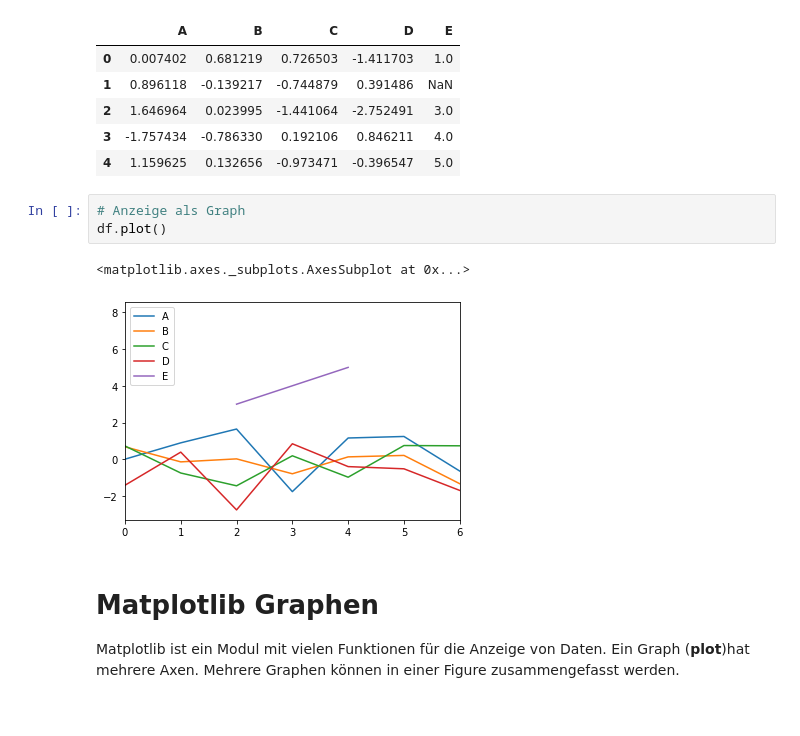
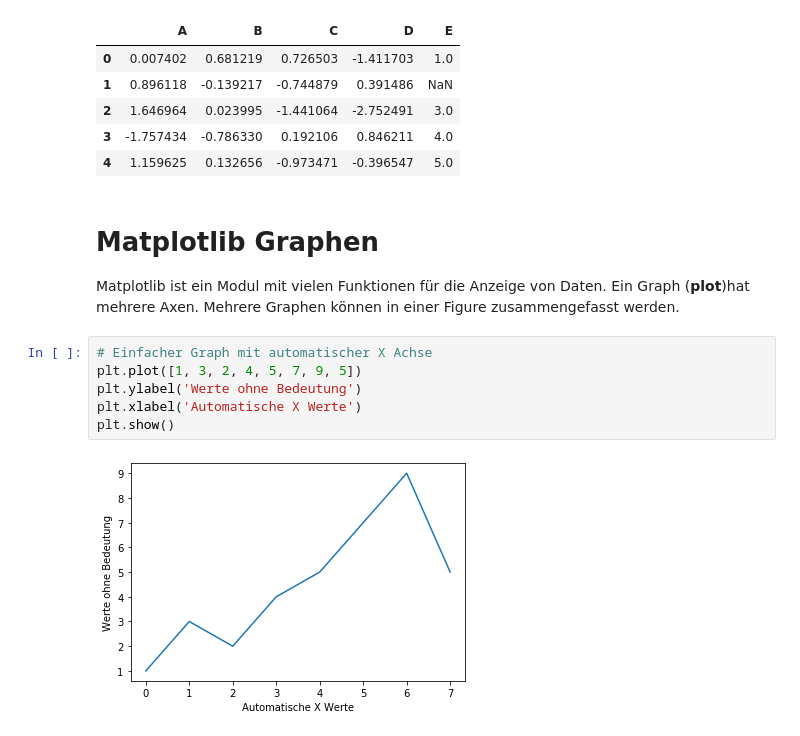
Before and after one commit to ditomax/mlwifianwender, a Jupyter notebook: 01 Anwendungsbeispiel Basic Python.ipynb, the cells around one changed output. Cells and saved outputs as stored; diff of their text form.

```diff
--- a/01 Anwendungsbeispiel Basic Python.ipynb
+++ b/01 Anwendungsbeispiel Basic Python.ipynb
@@ -236,13 +236,15 @@ df.head()
 | 2 | 1.646964 | 0.023995 | -1.441064 | -2.752491 | 3.0 |
 | 3 | -1.757434 | -0.786330 | 0.192106 | 0.846211 | 4.0 |
 | 4 | 1.159625 | 0.132656 | -0.973471 | -0.396547 | 5.0 |
-# %%
-# Anzeige als Graph
-df.plot()
-# %% [output]
-<matplotlib.axes._subplots.AxesSubplot at 0x...>
-[figure, removed]
 # %% [markdown]
 # Matplotlib Graphen
 
 Matplotlib ist ein Modul mit vielen Funktionen für die Anzeige von Daten. Ein Graph (**plot**)hat mehrere Axen. Mehrere Graphen können in einer Figure zusammengefasst werden.
+# %%
+# Einfacher Graph mit automatischer X Achse
+plt.plot([1, 3, 2, 4, 5, 7, 9, 5])
+plt.ylabel('Werte ohne Bedeutung')
+plt.xlabel('Automatische X Werte')
+plt.show()
+# %% [output]
+[figure, added]
```
Also changed, not shown: parts of 3 cells of this notebook.
